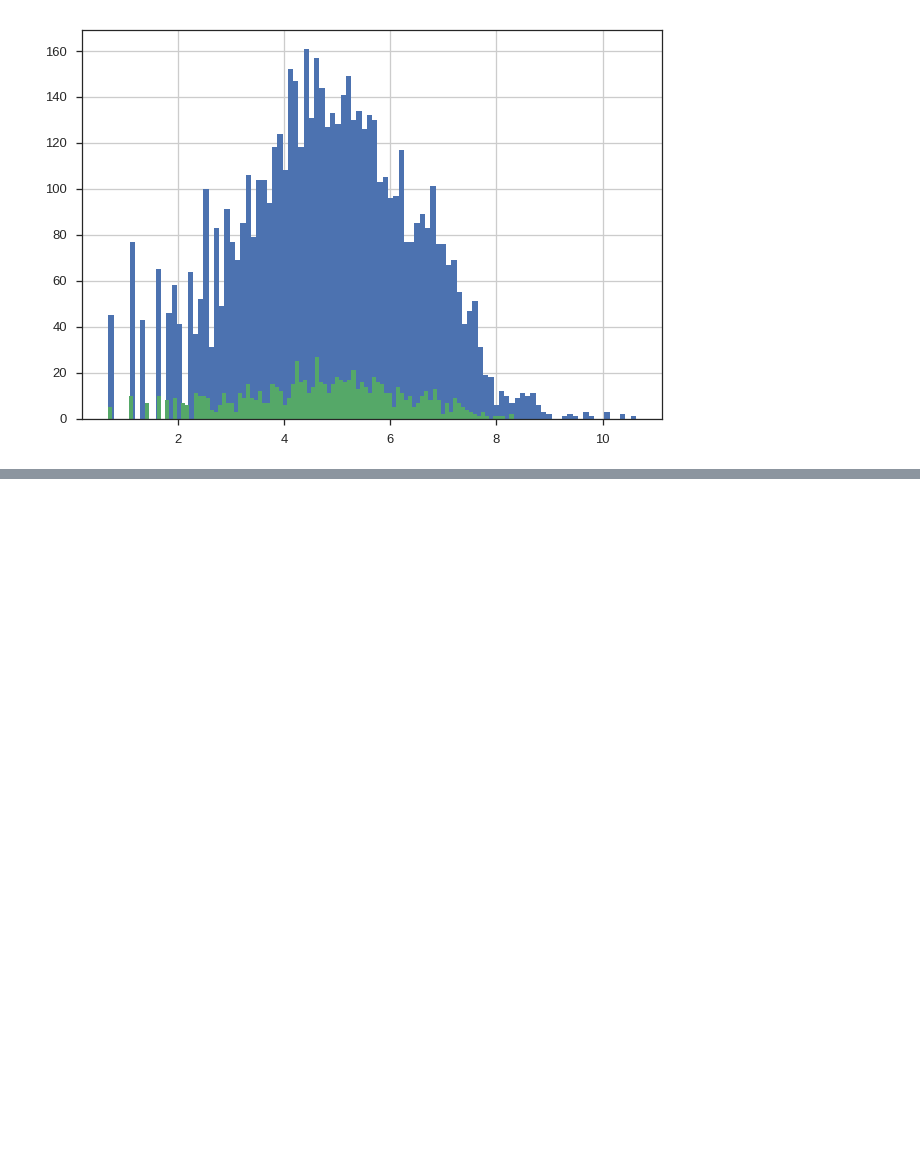
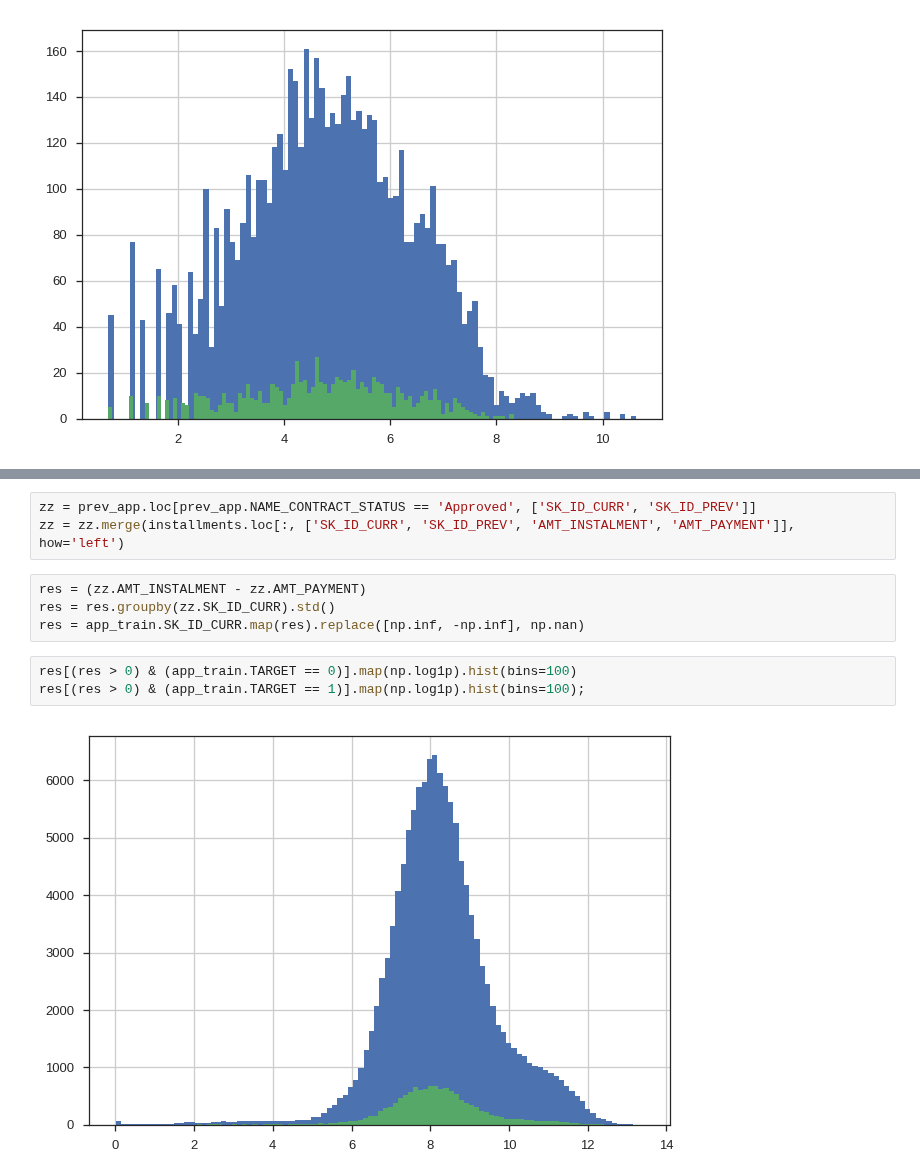
Before and after one commit to numb3r33/Kaggle_Home_Credit, a Jupyter notebook: notebooks/EDA.ipynb, the cells around one changed output, grey strips where cells are left out. Saved outputs shown, nothing was run; the diff lists cells and outputs as text; blank space fills up the shorter version.

```diff
--- a/notebooks/EDA.ipynb
+++ b/notebooks/EDA.ipynb
@@ -878,0 +879,12 @@ res[app_train.TARGET == 1].map(np.log1p).hist(bins=100);
+# %%
+zz = prev_app.loc[prev_app.NAME_CONTRACT_STATUS == 'Approved', ['SK_ID_CURR', 'SK_ID_PREV']]
+zz = zz.merge(installments.loc[:, ['SK_ID_CURR', 'SK_ID_PREV', 'AMT_INSTALMENT', 'AMT_PAYMENT']], how='left')
+# %%
+res = (zz.AMT_INSTALMENT - zz.AMT_PAYMENT)
+res = res.groupby(zz.SK_ID_CURR).std()
+res = app_train.SK_ID_CURR.map(res).replace([np.inf, -np.inf], np.nan)
+# %%
+res[(res > 0) & (app_train.TARGET == 0)].map(np.log1p).hist(bins=100)
+res[(res > 0) & (app_train.TARGET == 1)].map(np.log1p).hist(bins=100);
+# %% [output]
+[figure, added]
```
Also changed, not shown: parts of 10 cells of this notebook.
